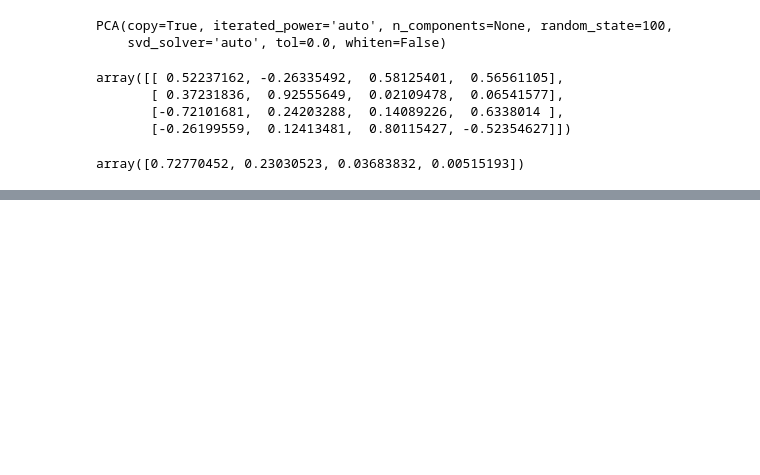
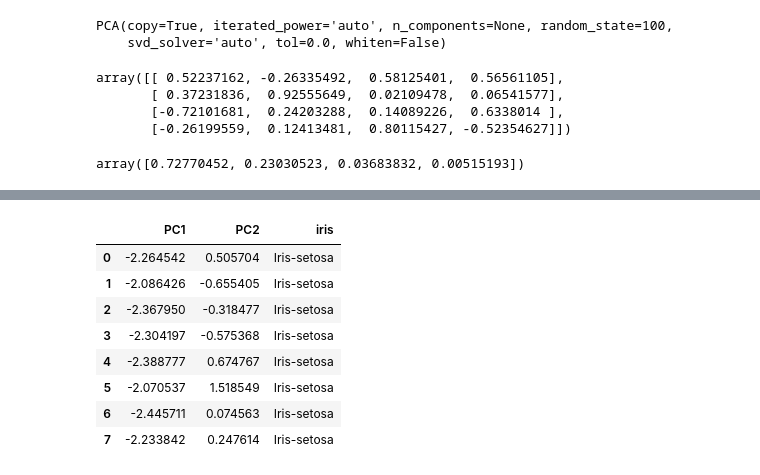
Before and after one commit to addicted-ai/PCA, a Jupyter notebook: iris_pca.ipynb, the cells around one changed output, grey strips where cells are left out. Drawn from its saved outputs; the diff is of its cells as text; code cells hidden in the pictures; blank space fills up the shorter version.

```diff
--- a/iris_pca.ipynb
+++ b/iris_pca.ipynb
@@ -94,0 +132,12 @@ array([0.72770452, 0.23030523, 0.03683832, 0.00515193])
+# %%
+df_final.head(8)
+# %% [output]
+|  | PC1 | PC2 | iris |
+| 0 | -2.264542 | 0.505704 | Iris-setosa |
+| 1 | -2.086426 | -0.655405 | Iris-setosa |
+| 2 | -2.367950 | -0.318477 | Iris-setosa |
+| 3 | -2.304197 | -0.575368 | Iris-setosa |
+| 4 | -2.388777 | 0.674767 | Iris-setosa |
+| 5 | -2.070537 | 1.518549 | Iris-setosa |
+| 6 | -2.445711 | 0.074563 | Iris-setosa |
+| 7 | -2.233842 | 0.247614 | Iris-setosa |
```
Also changed, not shown: parts of 12 cells of this notebook.
